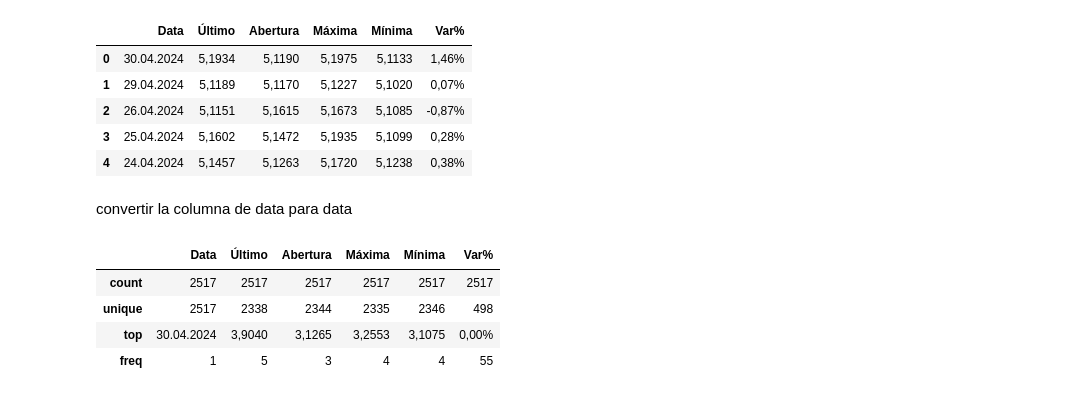
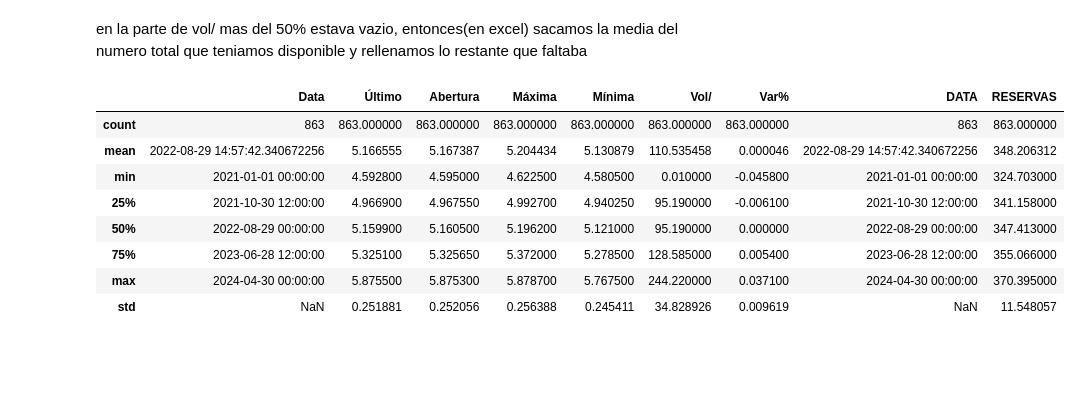
Before and after one commit to DajeanArcila/biblioteca_pandas, a Jupyter notebook: ML_prediçao_dolar.ipynb, the cells around one changed output. Saved outputs shown, nothing was run; the diff lists cells and outputs as text; code cells hidden in the pictures; blank space fills up the shorter version.

```diff
--- a/ML_prediçao_dolar.ipynb
+++ b/ML_prediçao_dolar.ipynb
@@ -31 +8,3 @@ df_DadosReservasInter.tail()
+# %%
+df_dados= pd.read_excel('/content/BaseDeDatosLista.xlsx')
 # %%
@@ -77,19 +19,14 @@ df_DadosReservasInter.head()
-# %%
-df_DadosHistoricos.head()
-# %% [output]
-|  | Data | Último | Abertura | Máxima | Mínima | Var% |
-| 0 | 30.04.2024 | 5,1934 | 5,1190 | 5,1975 | 5,1133 | 1,46% |
-| 1 | 29.04.2024 | 5,1189 | 5,1170 | 5,1227 | 5,1020 | 0,07% |
-| 2 | 26.04.2024 | 5,1151 | 5,1615 | 5,1673 | 5,1085 | -0,87% |
-| 3 | 25.04.2024 | 5,1602 | 5,1472 | 5,1935 | 5,1099 | 0,28% |
-| 4 | 24.04.2024 | 5,1457 | 5,1263 | 5,1720 | 5,1238 | 0,38% |
-# %% [markdown]
-convertir la columna de data para data
+# %% [markdown]
+en la parte de vol/ mas del 50% estava vazio, entonces(en excel) sacamos la media del numero total que teniamos disponible y rellenamos lo restante que faltaba
 # %%
-df_DadosHistoricos.describe()
+df_dados.describe()
 # %% [output]
-|  | Data | Último | Abertura | Máxima | Mínima | Var% |
-| count | 2517 | 2517 | 2517 | 2517 | 2517 | 2517 |
-| unique | 2517 | 2338 | 2344 | 2335 | 2346 | 498 |
-| top | 30.04.2024 | 3,9040 | 3,1265 | 3,2553 | 3,1075 | 0,00% |
-| freq | 1 | 5 | 3 | 4 | 4 | 55 |
+|  | Data | Último | Abertura | Máxima | Mínima | Vol/ | Var% | DATA | RESERVAS |
+| count | 863 | 863.000000 | 863.000000 | 863.000000 | 863.000000 | 863.000000 | 863.000000 | 863 | 863.000000 |
+| mean | 2022-08-29 14:57:42.340672256 | 5.166555 | 5.167387 | 5.204434 | 5.130879 | 110.535458 | 0.000046 | 2022-08-29 14:57:42.340672256 | 348.206312 |
+| min | 2021-01-01 00:00:00 | 4.592800 | 4.595000 | 4.622500 | 4.580500 | 0.010000 | -0.045800 | 2021-01-01 00:00:00 | 324.703000 |
+| 25% | 2021-10-30 12:00:00 | 4.966900 | 4.967550 | 4.992700 | 4.940250 | 95.190000 | -0.006100 | 2021-10-30 12:00:00 | 341.158000 |
+| 50% | 2022-08-29 00:00:00 | 5.159900 | 5.160500 | 5.196200 | 5.121000 | 95.190000 | 0.000000 | 2022-08-29 00:00:00 | 347.413000 |
+| 75% | 2023-06-28 12:00:00 | 5.325100 | 5.325650 | 5.372000 | 5.278500 | 128.585000 | 0.005400 | 2023-06-28 12:00:00 | 355.066000 |
+| max | 2024-04-30 00:00:00 | 5.875500 | 5.875300 | 5.878700 | 5.767500 | 244.220000 | 0.037100 | 2024-04-30 00:00:00 | 370.395000 |
+| std | NaN | 0.251881 | 0.252056 | 0.256388 | 0.245411 | 34.828926 | 0.009619 | NaN | 11.548057 |
```
Also changed, not shown: parts of 18 cells of this notebook.
